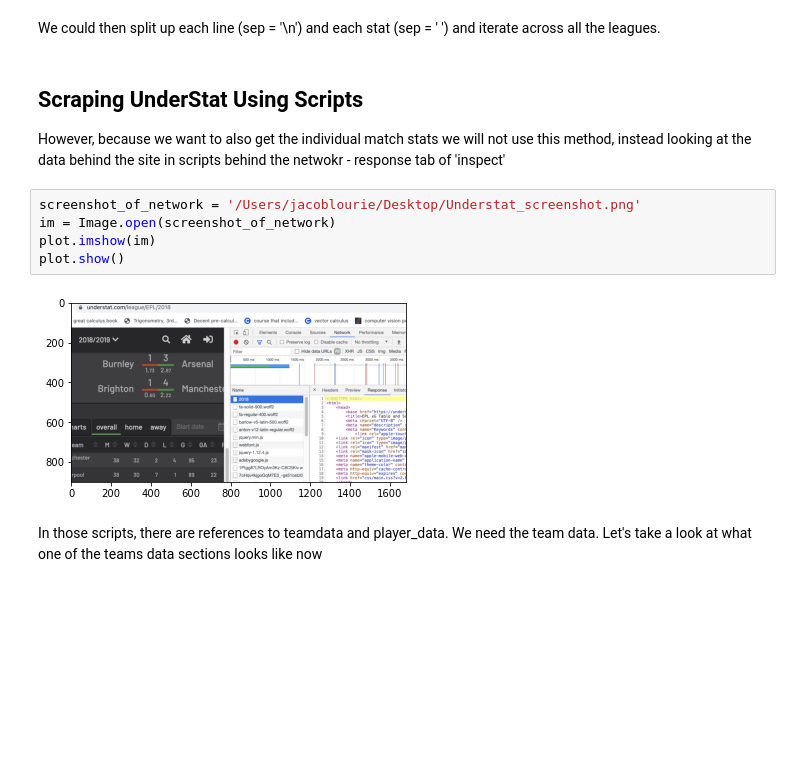
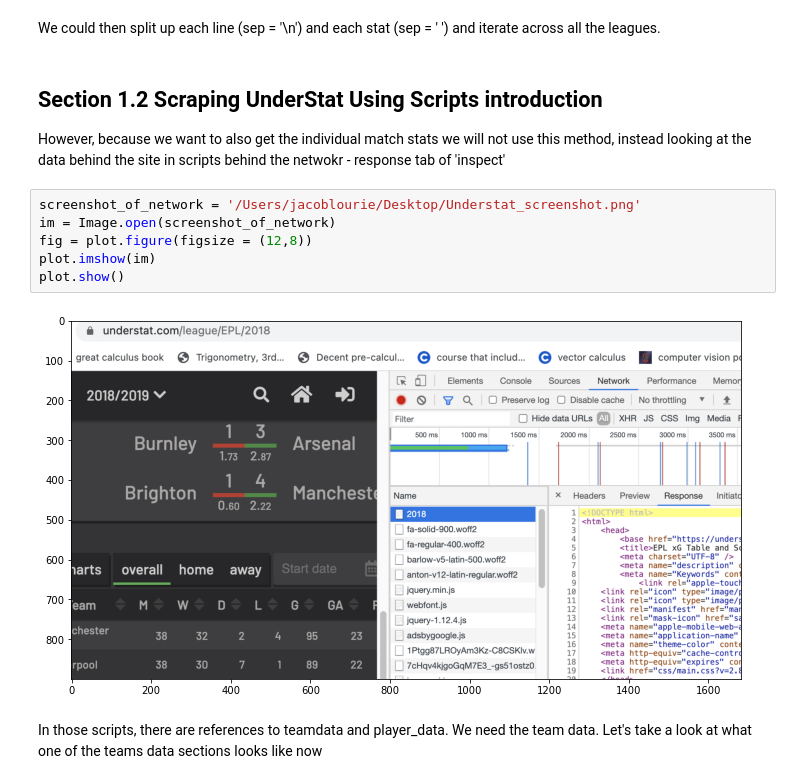
Before and after one commit to jakelourie1502/Football_Data, a Jupyter notebook: Scraping_Understat.ipynb, the cells around one changed output. Drawn from its saved outputs; the diff is of its cells as text; blank space fills up the shorter version.

```diff
--- a/Scraping_Understat.ipynb
+++ b/Scraping_Understat.ipynb
@@ -47,16 +54,17 @@ print(table.text)
 # %% [markdown]
 We could then split up each line (sep = '\n') and each stat (sep = ' ') and iterate across all the leagues.
 # %% [markdown]
-## Scraping UnderStat Using Scripts
+## Section 1.2 Scraping UnderStat Using Scripts introduction
 
 However, because we want to also get the individual match stats we will not use this method, instead looking at the data behind the site in scripts behind the netwokr - response tab of 'inspect'
 # %%
 screenshot_of_network = '/Users/jacoblourie/Desktop/Understat_screenshot.png'
 im = Image.open(screenshot_of_network)
+fig = plot.figure(figsize = (12,8))
 plot.imshow(im)
 plot.show()
 # %% [output]
-[figure, old version]
+[figure, new version]
 # %% [markdown]
 In those scripts, there are references to teamdata and player_data. We need the team data. Let's take a look at what one of the teams data sections looks like now
 # %%
```
Also changed, not shown: parts of 24 cells of this notebook.
